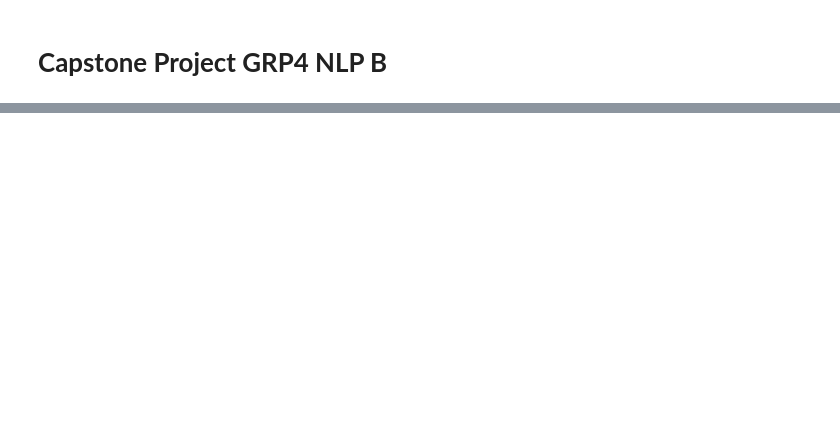
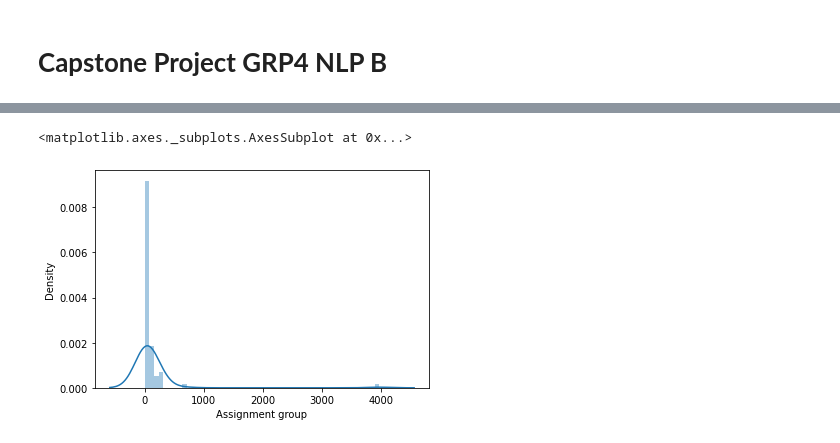
Before and after one commit to ABPande/AIML_CAPSTONE_NLP_B_GRP_4, a Jupyter notebook: Capstone Project.ipynb, the cells around one changed output, grey strips where cells are left out. Saved outputs shown, nothing was run; the diff lists cells and outputs as text; code cells hidden in the pictures; blank space fills up the shorter version.

```diff
--- a/Capstone Project.ipynb
+++ b/Capstone Project.ipynb
@@ -256,0 +27,2 @@ tData_filtered['Assignment group'].value_counts().plot(kind='bar', figsize=(20,1
+# %%
+Ticket_df = pd.read_excel(r'/content/drive/MyDrive/Capstone Project - Ticket Routing NLP/input_data.xlsx')
@@ -256,0 +94,5 @@ tData_filtered['Assignment group'].value_counts().plot(kind='bar', figsize=(20,1
+# %%
+sns.distplot(Ticket_df['Assignment group'].value_counts())
+# %% [output]
+<matplotlib.axes._subplots.AxesSubplot at 0x...>
+[figure, added]
```
Also changed, not shown: parts of 93 cells of this notebook.
